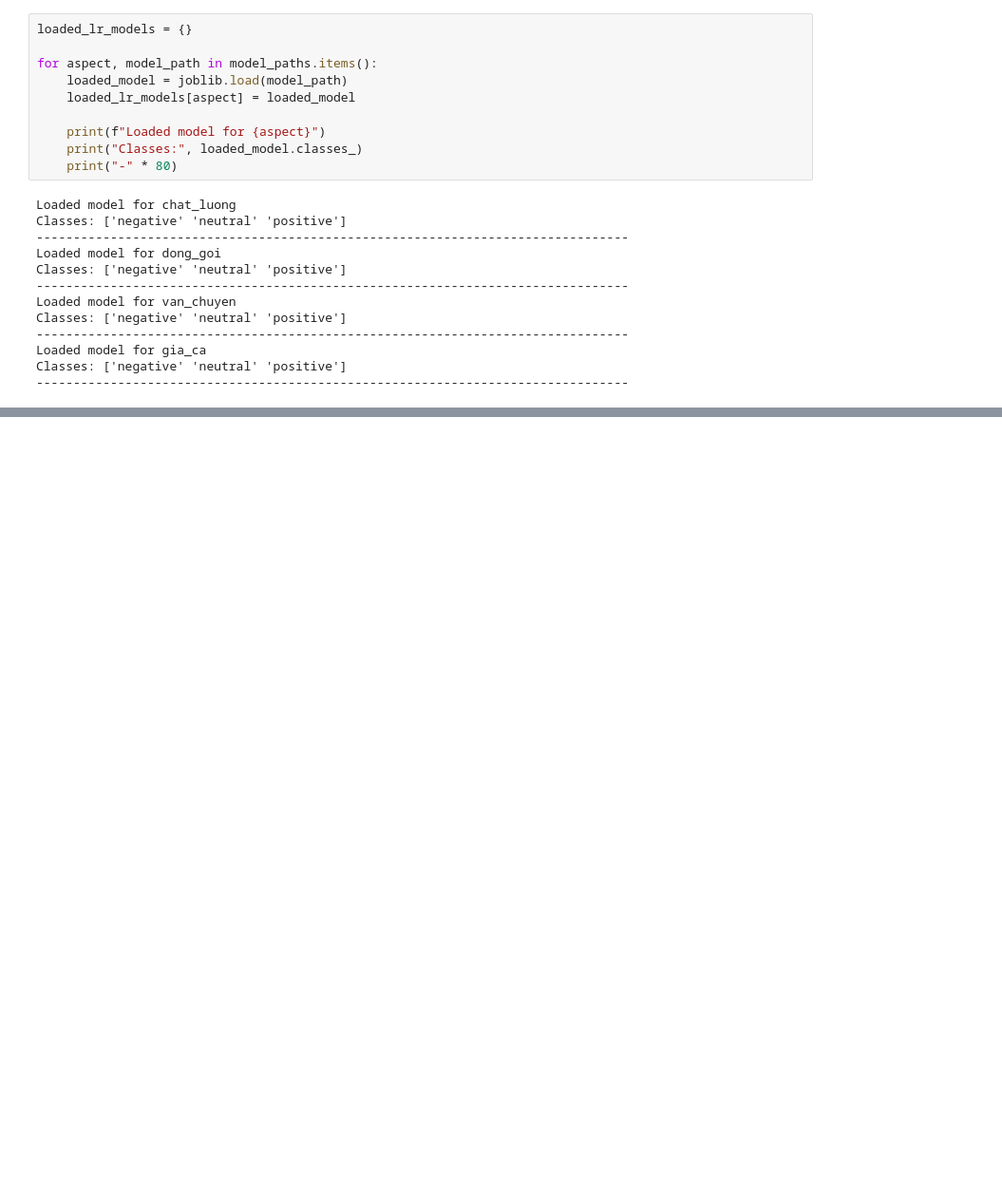
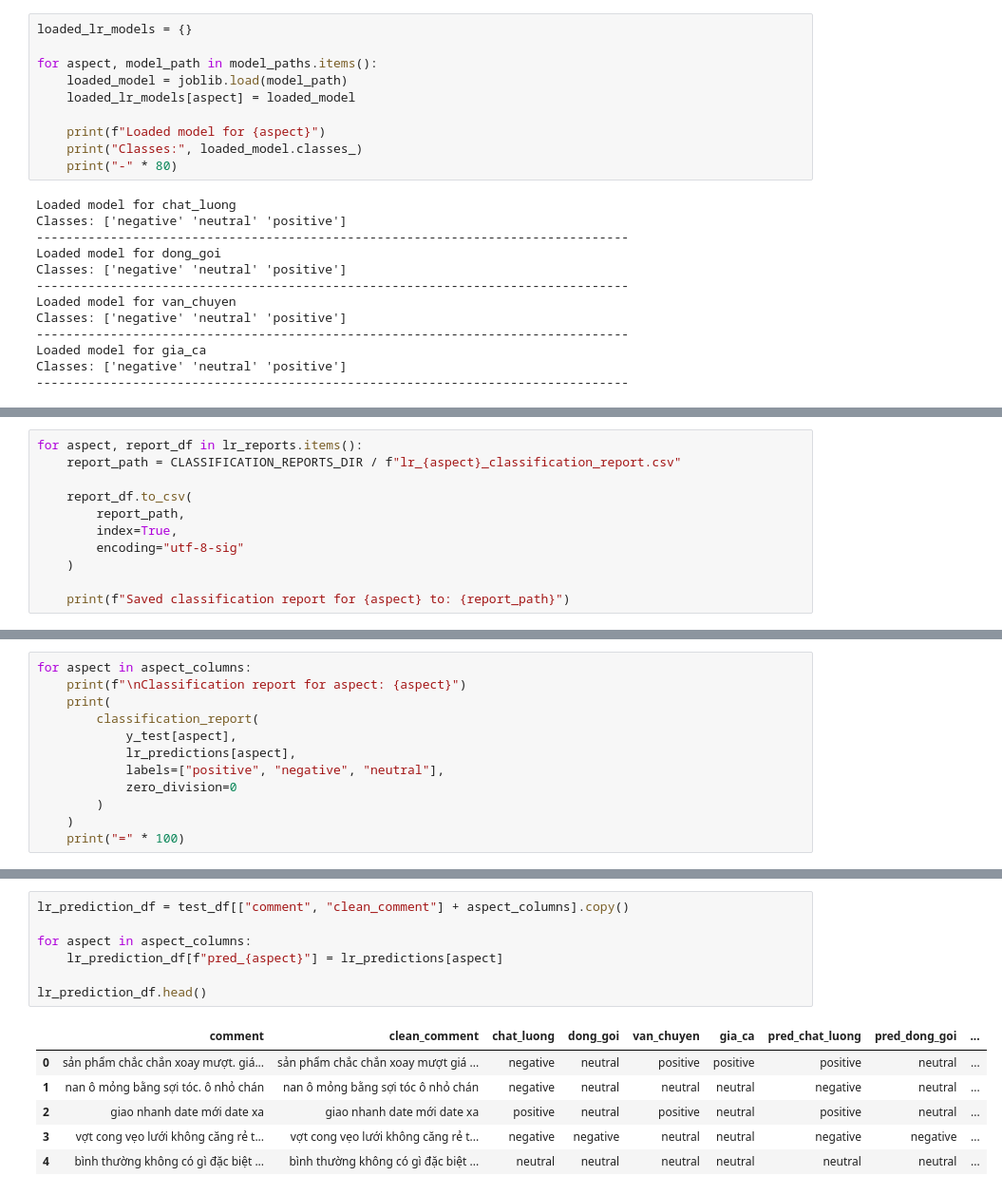
Before and after one commit to van2703/ABSA, a Jupyter notebook: notebooks/02_main_model_logistic_regression.ipynb, the cells around one changed output, grey strips where cells are left out. Shown at 95% size. Cells and saved outputs as stored; diff of their text form; blank space fills up the shorter version.

```diff
--- a/notebooks/02_main_model_logistic_regression.ipynb
+++ b/notebooks/02_main_model_logistic_regression.ipynb
@@ -803,0 +1042,11 @@ Classes: ['negative' 'neutral' 'positive']
+# %%
+for aspect, report_df in lr_reports.items():
+    report_path = CLASSIFICATION_REPORTS_DIR / f"lr_{aspect}_classification_report.csv"
+
+    report_df.to_csv(
+        report_path,
+        index=True,
+        encoding="utf-8-sig"
+    )
+
+    print(f"Saved classification report for {aspect} to: {report_path}")
@@ -803,0 +1058,12 @@ Classes: ['negative' 'neutral' 'positive']
+# %%
+for aspect in aspect_columns:
+    print(f"\nClassification report for aspect: {aspect}")
+    print(
+        classification_report(
+            y_test[aspect],
+            lr_predictions[aspect],
+            labels=["positive", "negative", "neutral"],
+            zero_division=0
+        )
+    )
+    print("=" * 100)
@@ -803,0 +1137,14 @@ Classes: ['negative' 'neutral' 'positive']
+# %%
+lr_prediction_df = test_df[["comment", "clean_comment"] + aspect_columns].copy()
+
+for aspect in aspect_columns:
+    lr_prediction_df[f"pred_{aspect}"] = lr_predictions[aspect]
+
+lr_prediction_df.head()
+# %% [output]
+|  | comment | clean_comment | chat_luong | dong_goi | van_chuyen | gia_ca | pred_chat_luong | pred_dong_goi | ... |
+| 0 | sản phẩm chắc chắn xoay mượt. giá... | sản phẩm chắc chắn xoay mượt giá ... | negative | neutral | positive | positive | positive | neutral | ... |
+| 1 | nan ô mỏng bằng sợi tóc. ô nhỏ chán | nan ô mỏng bằng sợi tóc ô nhỏ chán | negative | neutral | neutral | neutral | negative | neutral | ... |
+| 2 | giao nhanh date mới date xa | giao nhanh date mới date xa | positive | neutral | positive | neutral | positive | neutral | ... |
+| 3 | vợt cong vẹo lưới không căng rẻ t... | vợt cong vẹo lưới không căng rẻ t... | negative | negative | neutral | neutral | negative | negative | ... |
+| 4 | bình thường không có gì đặc biệt ... | bình thường không có gì đặc biệt ... | neutral | neutral | neutral | neutral | neutral | neutral | ... |
```
Also changed, not shown: parts of 22 cells of this notebook, 12 other files.
